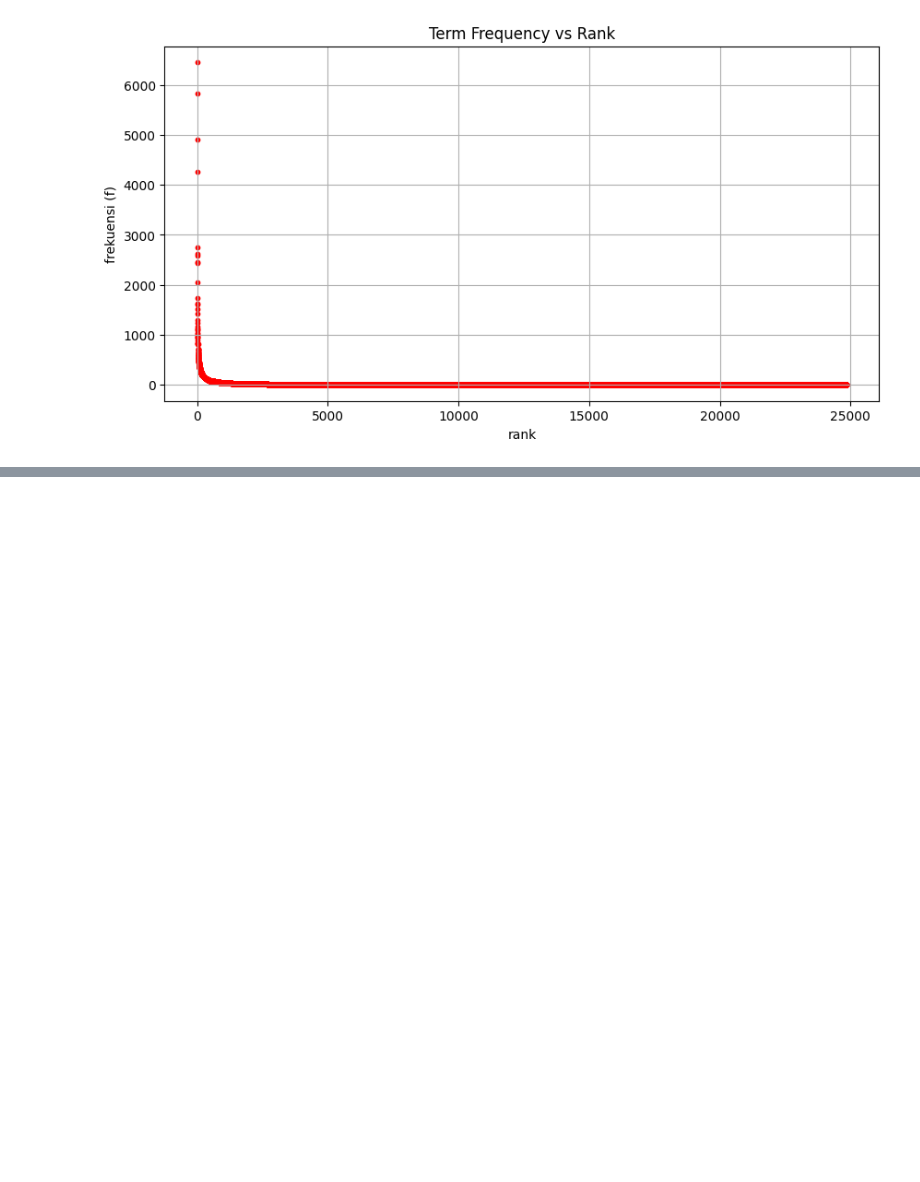
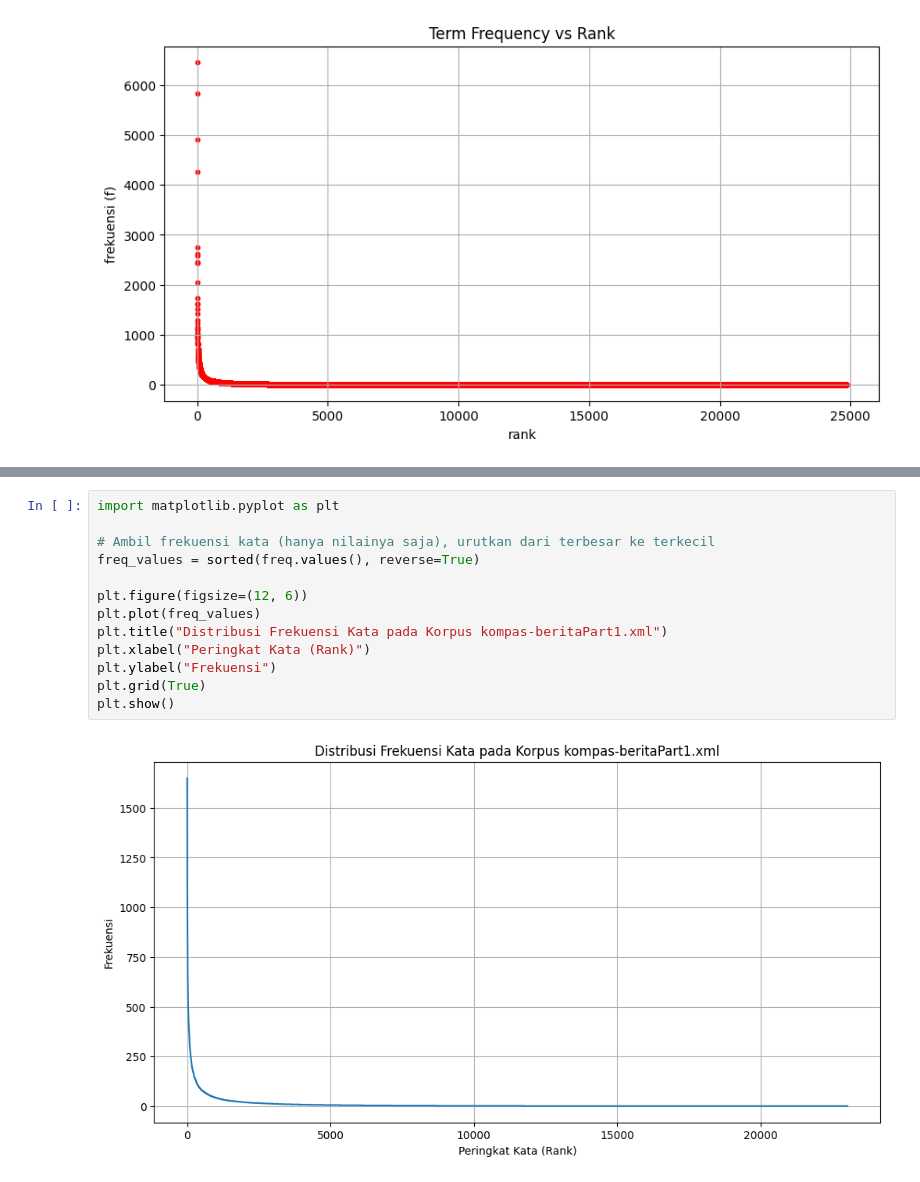
Before and after one commit to aryanibos/Information-Retrival, a Jupyter notebook: P1_IR_AryaIsnaidi.ipynb, the cells around one changed output, grey strips where cells are left out. Saved outputs shown, nothing was run; the diff lists cells and outputs as text; blank space fills up the shorter version.

```diff
--- a/P1_IR_AryaIsnaidi.ipynb
+++ b/P1_IR_AryaIsnaidi.ipynb
@@ -187,0 +291,15 @@ plt.show()
+# %%
+import matplotlib.pyplot as plt
+
+# Ambil frekuensi kata (hanya nilainya saja), urutkan dari terbesar ke terkecil
+freq_values = sorted(freq.values(), reverse=True)
+
+plt.figure(figsize=(12, 6))
+plt.plot(freq_values)
+plt.title("Distribusi Frekuensi Kata pada Korpus kompas-beritaPart1.xml")
+plt.xlabel("Peringkat Kata (Rank)")
+plt.ylabel("Frekuensi")
+plt.grid(True)
+plt.show()
+# %% [output]
+[figure, added]
```
Also changed, not shown: parts of 1 cell of this notebook.
